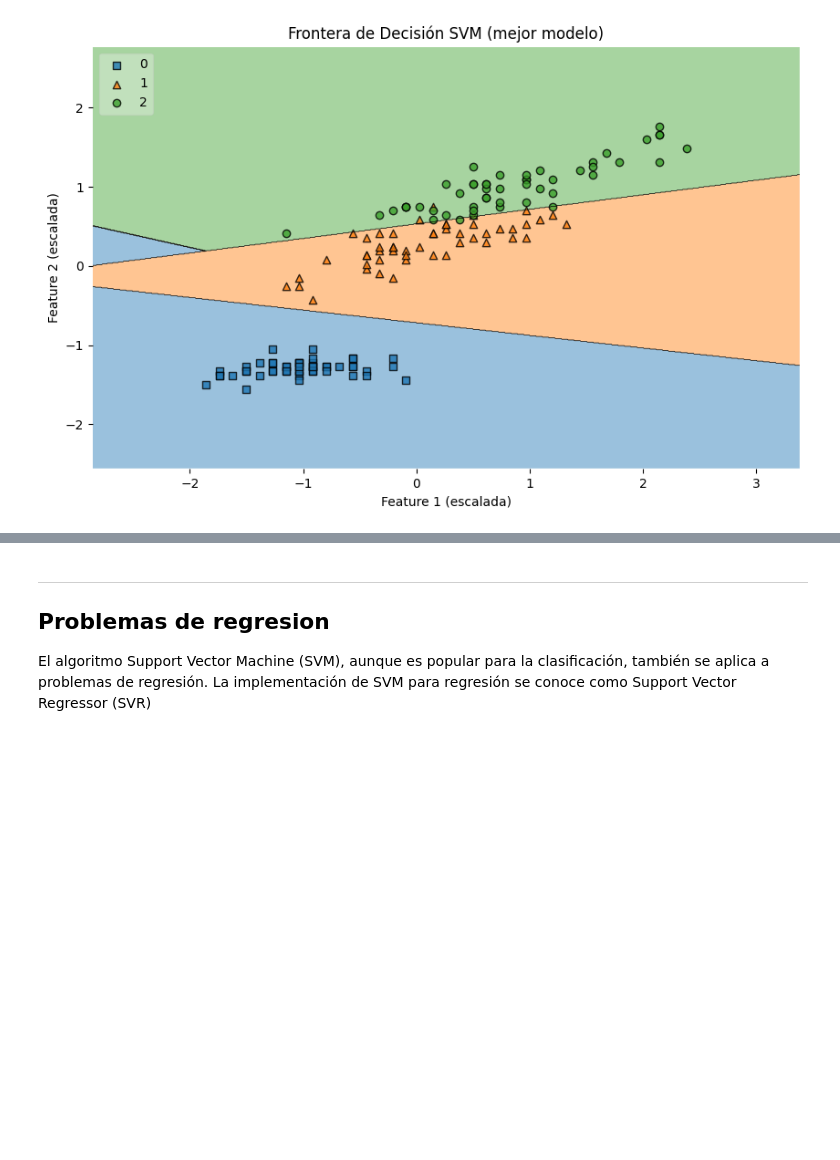
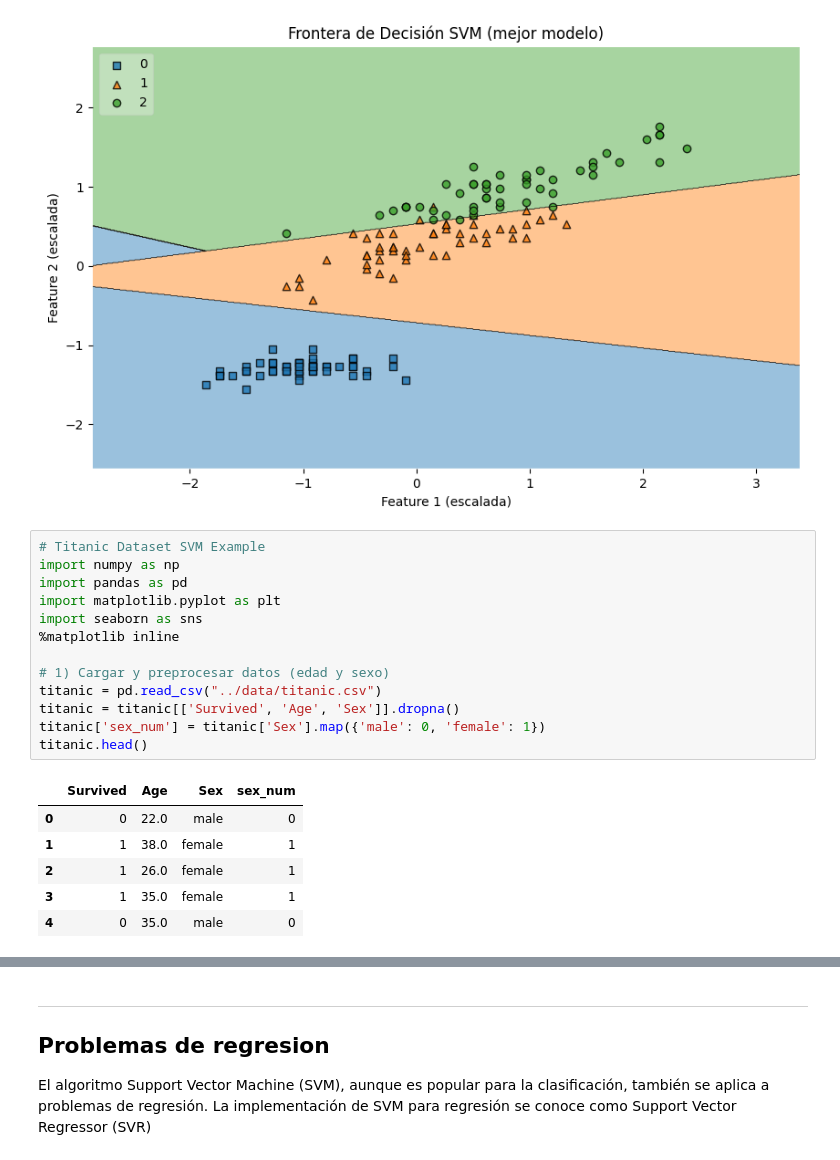
Before and after one commit to paranedagarcia/Cienciadedatos, a Jupyter notebook: 6.Aprendizaje supervisado/SVM.ipynb, the cells around one changed output, grey strips where cells are left out. Saved outputs shown, nothing was run; the diff lists cells and outputs as text; blank space fills up the shorter version.

```diff
--- a/6.Aprendizaje supervisado/SVM.ipynb
+++ b/6.Aprendizaje supervisado/SVM.ipynb
@@ -366,3 +433,23 @@ Reporte de clasificación:
 weighted avg     1.0000    1.0000    1.0000        38
 [figure]
 [figure]
+# %%
+# Titanic Dataset SVM Example
+import numpy as np
+import pandas as pd
+import matplotlib.pyplot as plt
+import seaborn as sns
+%matplotlib inline
+
+# 1) Cargar y preprocesar datos (edad y sexo)
+titanic = pd.read_csv("../data/titanic.csv")
+titanic = titanic[['Survived', 'Age', 'Sex']].dropna()
+titanic['sex_num'] = titanic['Sex'].map({'male': 0, 'female': 1})
+titanic.head()
+# %% [output]
+|  | Survived | Age | Sex | sex_num |
+| 0 | 0 | 22.0 | male | 0 |
+| 1 | 1 | 38.0 | female | 1 |
+| 2 | 1 | 26.0 | female | 1 |
+| 3 | 1 | 35.0 | female | 1 |
+| 4 | 0 | 35.0 | male | 0 |
```
Also changed, not shown: parts of 8 cells of this notebook, 1 other file.
